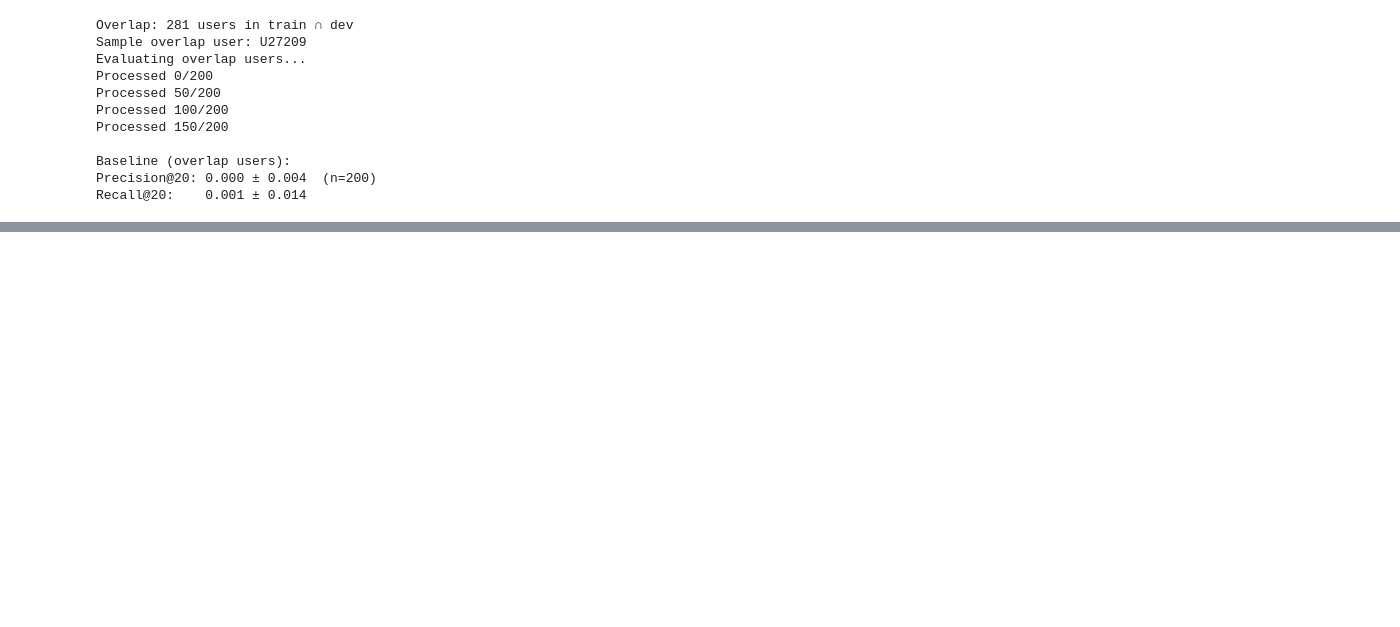
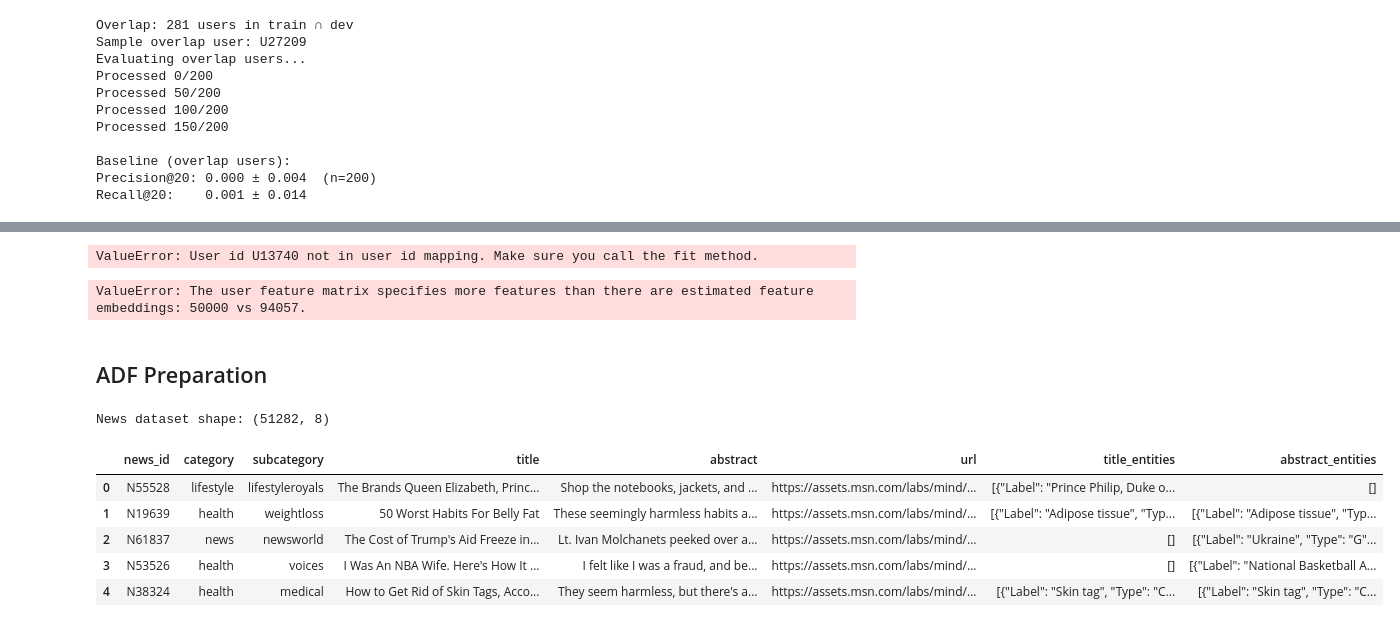
Before and after one commit to neeyatlotlikar/me_fy_project, a Jupyter notebook: ADF_ReRanking_MIND.ipynb, the cells around one changed output, grey strips where cells are left out. Saved outputs shown, nothing was run; the diff lists cells and outputs as text; code cells hidden in the pictures; blank space fills up the shorter version.

```diff
--- a/ADF_ReRanking_MIND.ipynb
+++ b/ADF_ReRanking_MIND.ipynb
@@ -539,0 +1180,75 @@ Recall@20:    0.001 ± 0.014
+# %%
+from lightfm.data import Dataset
+import numpy as np
+
+# Create a comprehensive LightFM dataset object for all users and items across train and dev data.
+# This is crucial for consistent mappings between training and test interactions.
+all_users = np.intersect1d(clicks_df['user_id'].unique(), dev_clicks_df['user_id'].unique())
+all_news = np.intersect1d(clicks_df['news_id'].unique(), dev_clicks_df['news_id'].unique())
+
+full_dataset_mapper = Dataset()
+full_dataset_mapper.fit(users=all_users, items=all_news)
+
+# Build train_interactions from clicks_df (training data)
+train_interactions, _ = full_dataset_mapper.build_interactions(
+    [(u, i) for u, i in zip(clicks_df.user_id, clicks_df.news_id)]
+)
+
+# Build test_interactions from dev_clicks_df (development/test data)
+test_interactions, _ = full_dataset_mapper.build_interactions(
+    [(u, i) for u, i in zip(dev_clicks_df.user_id, dev_clicks_df.news_id)]
+)
+
+print("Train interactions shape:", train_interactions.shape)
+print("Test interactions shape:", test_interactions.shape)
+print(f"Number of interactions in training set: {train_interactions.nnz}")
+print(f"Number of interactions in test set: {test_interactions.nnz}")
+# %% [output]
+ValueError: User id U13740 not in user id mapping. Make sure you call the fit method.
+# %%
+from lightfm.evaluation import precision_at_k, recall_at_k
+
+# Evaluate with check_intersections=False to allow for common data
+prec20_train = precision_at_k(model, train_interactions, train_interactions=train_interactions, k=20, check_intersections=False).mean()
+prec20_test = precision_at_k(model, test_interactions, train_interactions=train_interactions, k=20, check_intersections=True).mean()
+rec20_train = recall_at_k(model, train_interactions, train_interactions=train_interactions, k=20, check_intersections=False).mean()
+rec20_test = recall_at_k(model, test_interactions, train_interactions=train_interactions, k=20, check_intersections=True).mean()
+
+print(f"Prec@20 Train: {prec20_train:.4f}, Test: {prec20_test:.4f}")
+print(f"Rec@20 Train: {rec20_train:.4f}, Test: {rec20_test:.4f}")
+# %% [output]
+ValueError: The user feature matrix specifies more features than there are estimated feature embeddings: 50000 vs 94057.
+# %% [markdown]
+## ADF Preparation
+# %%
+# Path to news metadata
+news_path = "/content/drive/MyDrive/ME_PROJECT/Implementation/data/MINDsmall_train/news.tsv"
+
+news_columns = [
+    "news_id",
+    "category",
+    "subcategory",
+    "title",
+    "abstract",
+    "url",
+    "title_entities",
+    "abstract_entities"
+]
+
+news_df = pd.read_csv(
+    news_path,
+    sep="\t",
+    names=news_columns
+)
+
+print("News dataset shape:", news_df.shape)
+
+news_df.head()
+# %% [output]
+News dataset shape: (51282, 8)
+|  | news_id | category | subcategory | title | abstract | url | title_entities | abstract_entities |
+| 0 | N55528 | lifestyle | lifestyleroyals | The Brands Queen Elizabeth, Princ... | Shop the notebooks, jackets, and ... | https://assets.msn.com/labs/mind/... | [{"Label": "Prince Philip, Duke o... | [] |
+| 1 | N19639 | health | weightloss | 50 Worst Habits For Belly Fat | These seemingly harmless habits a... | https://assets.msn.com/labs/mind/... | [{"Label": "Adipose tissue", "Typ... | [{"Label": "Adipose tissue", "Typ... |
+| 2 | N61837 | news | newsworld | The Cost of Trump's Aid Freeze in... | Lt. Ivan Molchanets peeked over a... | https://assets.msn.com/labs/mind/... | [] | [{"Label": "Ukraine", "Type": "G"... |
+| 3 | N53526 | health | voices | I Was An NBA Wife. Here's How It ... | I felt like I was a fraud, and be... | https://assets.msn.com/labs/mind/... | [] | [{"Label": "National Basketball A... |
+| 4 | N38324 | health | medical | How to Get Rid of Skin Tags, Acco... | They seem harmless, but there's a... | https://assets.msn.com/labs/mind/... | [{"Label": "Skin tag", "Type": "C... | [{"Label": "Skin tag", "Type": "C... |
```
Also changed, not shown: parts of 78 cells of this notebook.
